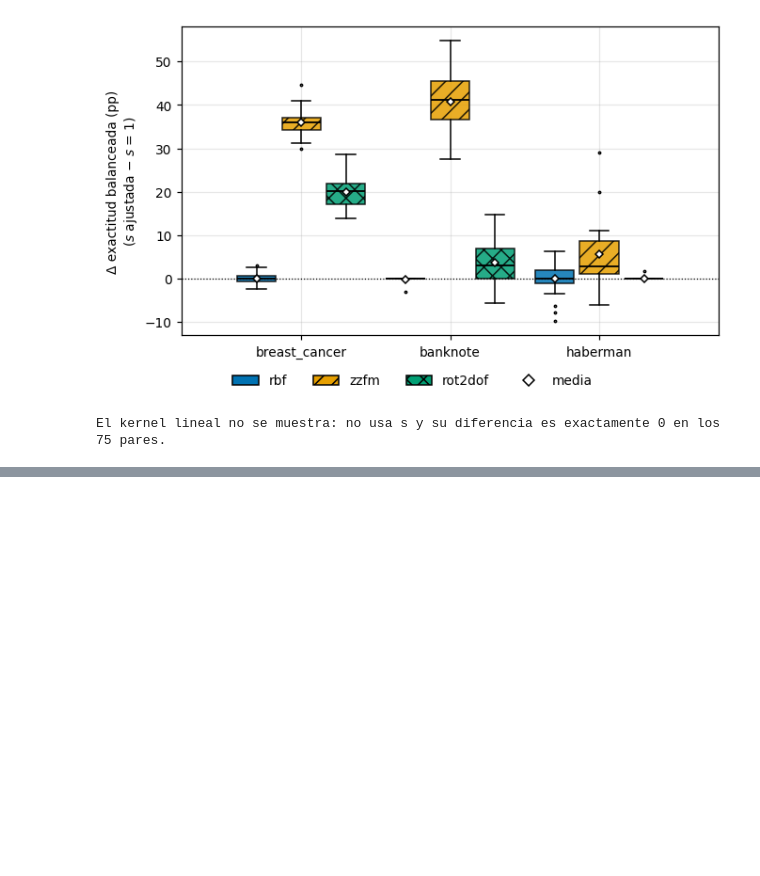
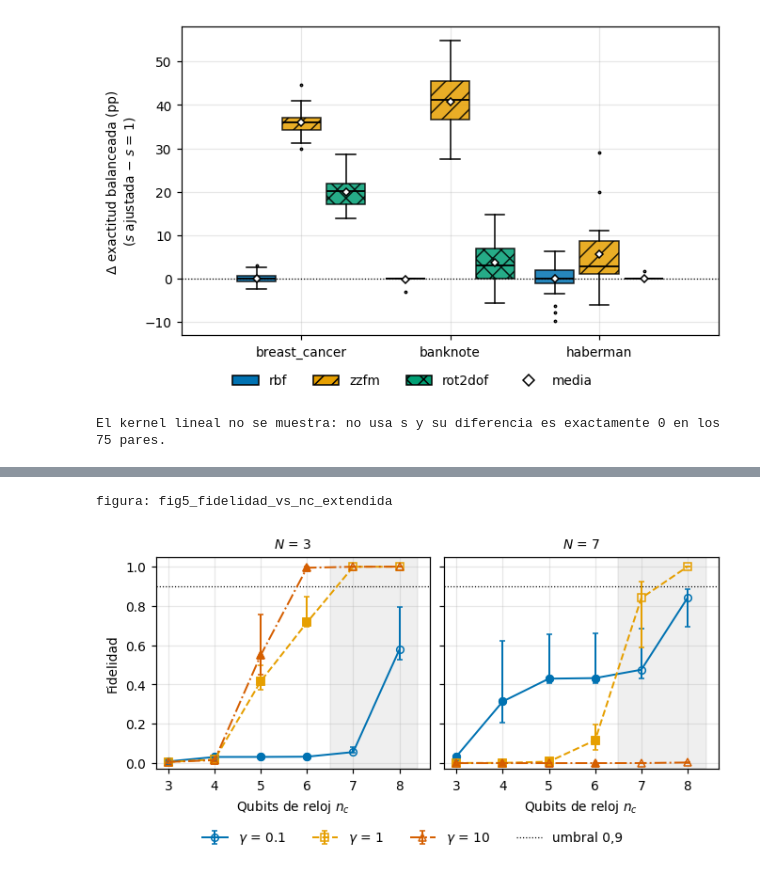
Before and after one commit to marcel-silva27/computacion-cuantica, a Jupyter notebook: notebooks/04_analisis.ipynb, the cells around one changed output, grey strips where cells are left out. Cells and saved outputs as stored; diff of their text form; code cells hidden in the pictures; blank space fills up the shorter version.

```diff
--- a/notebooks/04_analisis.ipynb
+++ b/notebooks/04_analisis.ipynb
@@ -566,3 +628,26 @@ El kernel lineal no se muestra: no usa s y su diferencia es exactamente 0 en los
+# %%
+# --- Figura 5: fidelidad vs n_c (3..8), modo exact; punto relleno = barrido original, hueco = extensión ---
+both = pd.concat([e1[e1["mode"] == "exact"], ext], ignore_index=True)
+fig, axes = plt.subplots(1, 2, figsize=(6, 3.1), sharey=True, constrained_layout=True)
+for ax, N in zip(axes, [3, 7]):
+    for i, g in enumerate(sorted(both.gamma.unique())):
+        s = both[(both.N == N) & (both.gamma == g)].groupby("n_clock").fidelity.agg(["median", "min", "max"])
+        st_ = sty[i % len(sty)]
+        ax.errorbar(s.index, s["median"], yerr=[s["median"] - s["min"], s["max"] - s["median"]], capsize=2, lw=1.3, ms=5,
+                    label=rf"$\gamma$ = {g:g}", mfc="none", mec=st_["color"], **st_)
+        so = s[s.index <= 6]
+        ax.plot(so.index, so["median"], ls="none", marker=st_["marker"], ms=5, color=st_["color"])
+    ax.axvspan(6.5, 8.4, color="gray", alpha=0.12)
+    ax.axhline(0.9, color="k", lw=0.8, ls=":")
+    ax.set_title(rf"$N$ = {N}"); ax.set_xlabel(r"Qubits de reloj $n_c$"); ax.set_xticks(range(3, 9)); ax.set_ylim(-0.03, 1.05)
+axes[0].set_ylabel("Fidelidad")
+h, l = axes[0].get_legend_handles_labels()
+h.append(Line2D([], [], color="k", lw=0.8, ls=":")); l.append("umbral 0,9")
+fig.legend(h, l, loc="outside lower center", ncol=len(h), frameon=False)
+save_fig(fig, "fig5_fidelidad_vs_nc_extendida"); plt.show()
+# %% [output]
+figura: fig5_fidelidad_vs_nc_extendida
+[figure, added]
 # %%
 print("Tablas:", sorted(p.name for p in TABLES.iterdir()))
 print("Figuras:", sorted(p.name for p in FIGS.iterdir()))
```
Also changed, not shown: parts of 3 cells of this notebook, 11 other files.
